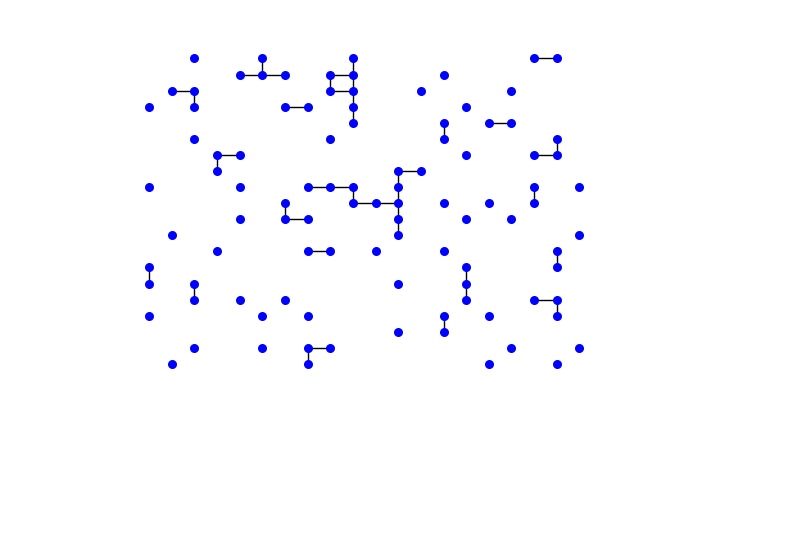
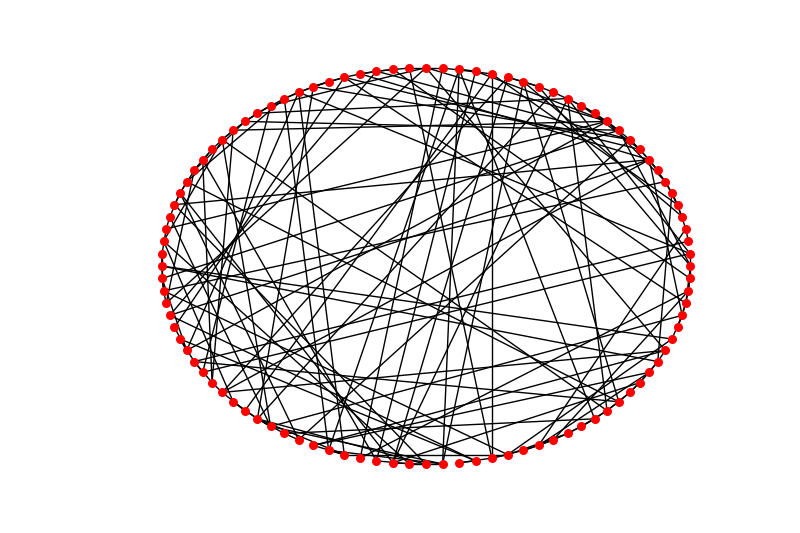
Before and after one commit to frinfo702/graph-network-sm24, a Jupyter notebook: notebooks/problem2-2.ipynb, the cells around one changed output. Drawn from its saved outputs; the diff is of its cells as text; code cells hidden in the pictures; blank space fills up the shorter version.

Commit message:
feat: implemented LatticeGraph and PartialLatticeGraph class

```diff
--- a/notebooks/problem2-2.ipynb
+++ b/notebooks/problem2-2.ipynb
@@ -26,20 +22,10 @@ L=3.621, C0.086
-# %%
-import networkx as nx
-import matplotlib.pyplot as plt
-
-# ネットワークジェネレータを初期化
-generator = LatticeGraph(20, 20, 100)
-
-# グラフを生成
-G = generator.generate()
-
-# ノードの位置を設定（ノードの座標をそのまま使用）
-pos = {node: node for node in G.nodes()}
-
-# ノードとエッジを描画
-nx.draw_networkx_nodes(G, pos, node_size=30, node_color='blue', alpha=1)
-nx.draw_networkx_edges(G, pos, edge_color='black', width=1)
-plt.axis('off')
-plt.show()
-# %% [output]
-[figure, removed]
+# %%
+# initialize network generator
+generator = SmallWorldNetwork(100, 4, 0.5)
+# generate graph
+G = generator.generate()
+
+# draw small-small-world network
+generator.draw(G)
+# %% [output]
+[figure, added]
```
Also changed, not shown: parts of 4 cells of this notebook, 1 other file.
